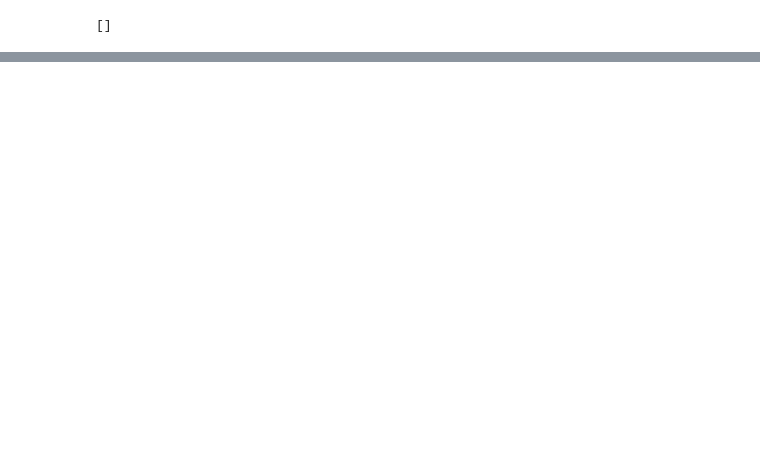
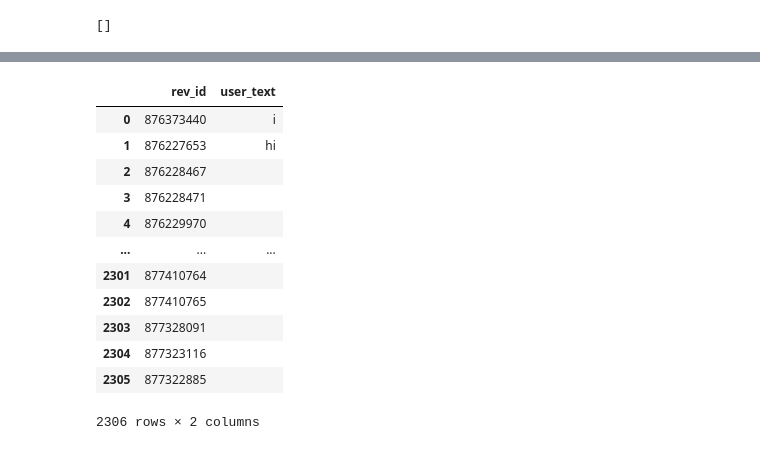
Before and after one commit to levon003/wiki-ores-feedback, a Jupyter notebook: reu2021/analysis_abby_sokonas_edits.ipynb, the cells around one changed output, grey strips where cells are left out. Cells and saved outputs as stored; diff of their text form; code cells hidden in the pictures; blank space fills up the shorter version.

```diff
--- a/reu2021/analysis_abby_sokonas_edits.ipynb
+++ b/reu2021/analysis_abby_sokonas_edits.ipynb
@@ -448,0 +487,18 @@ for row in tqdm(sdf.itertuples(), total=len(sdf)):
+# %%
+reverting_user_is_bot.loc[0, 'user_text'] = "i"
+# %%
+reverting_user_is_bot
+# %% [output]
+|  | rev_id | user_text |
+| 0 | 876373440 | i |
+| 1 | 876227653 | hi |
+| 2 | 876228467 |  |
+| 3 | 876228471 |  |
+| 4 | 876229970 |  |
+| ... | ... | ... |
+| 2301 | 877410764 |  |
+| 2302 | 877410765 |  |
+| 2303 | 877328091 |  |
+| 2304 | 877323116 |  |
+| 2305 | 877322885 |  |
+2306 rows × 2 columns
```
Also changed, not shown: parts of 14 cells of this notebook.
